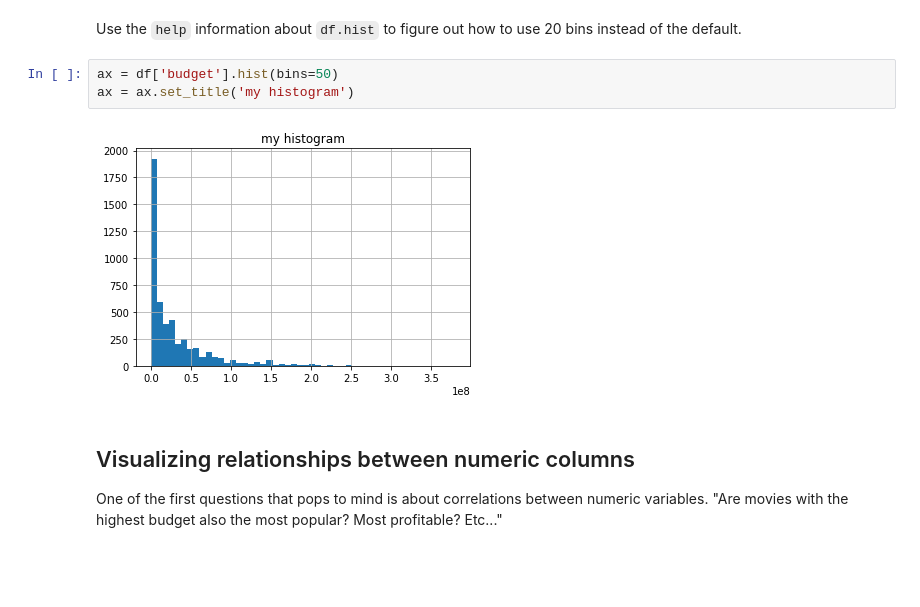
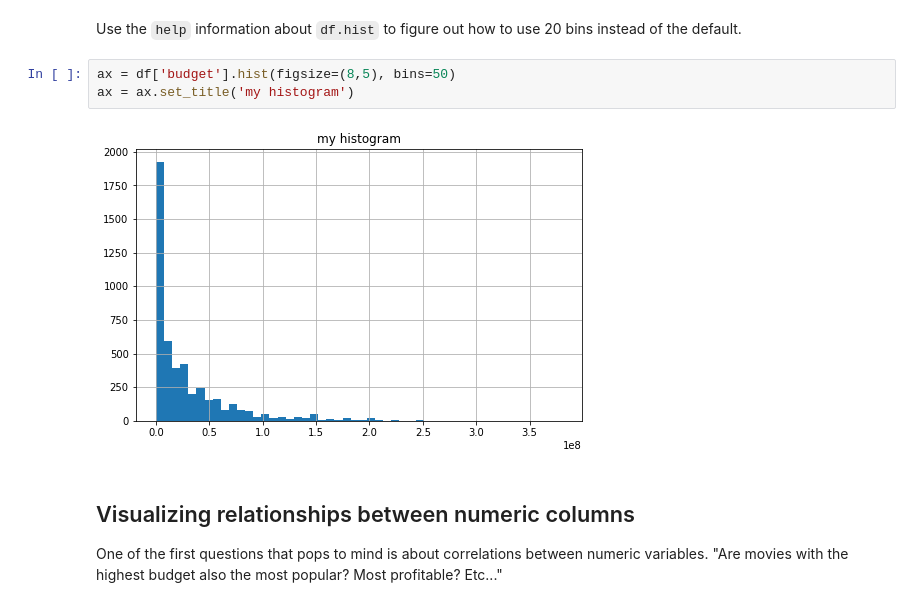
Before and after one commit to davebiagioni/sheets2df, a Jupyter notebook: notebooks/Examples/Exploratory Data Analysis - Completed.ipynb, the cells around one changed output. Cells and saved outputs as stored; diff of their text form; blank space fills up the shorter version.

```diff
--- a/notebooks/Examples/Exploratory Data Analysis - Completed.ipynb
+++ b/notebooks/Examples/Exploratory Data Analysis - Completed.ipynb
@@ -145,10 +227,10 @@ ax = ax.set_title('my histogram')
 # %% [markdown]
 Use the `help` information about `df.hist` to figure out how to use 20 bins instead of the default.
 # %%
-ax = df['budget'].hist(bins=50)
+ax = df['budget'].hist(figsize=(8,5), bins=50)
 ax = ax.set_title('my histogram')
 # %% [output]
-[figure, old version]
+[figure, new version]
 # %% [markdown]
 ## Visualizing relationships between numeric columns
 One of the first questions that pops to mind is about correlations between numeric variables.  "Are movies with the highest budget also the most popular?  Most profitable? Etc..."
```
Also changed, not shown: parts of 24 cells of this notebook.
